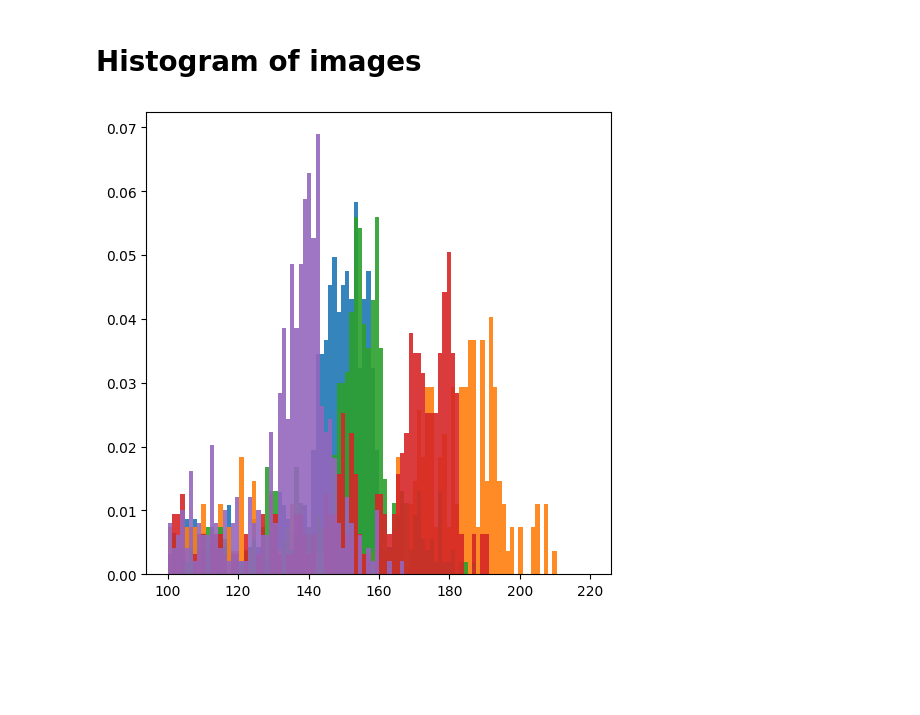
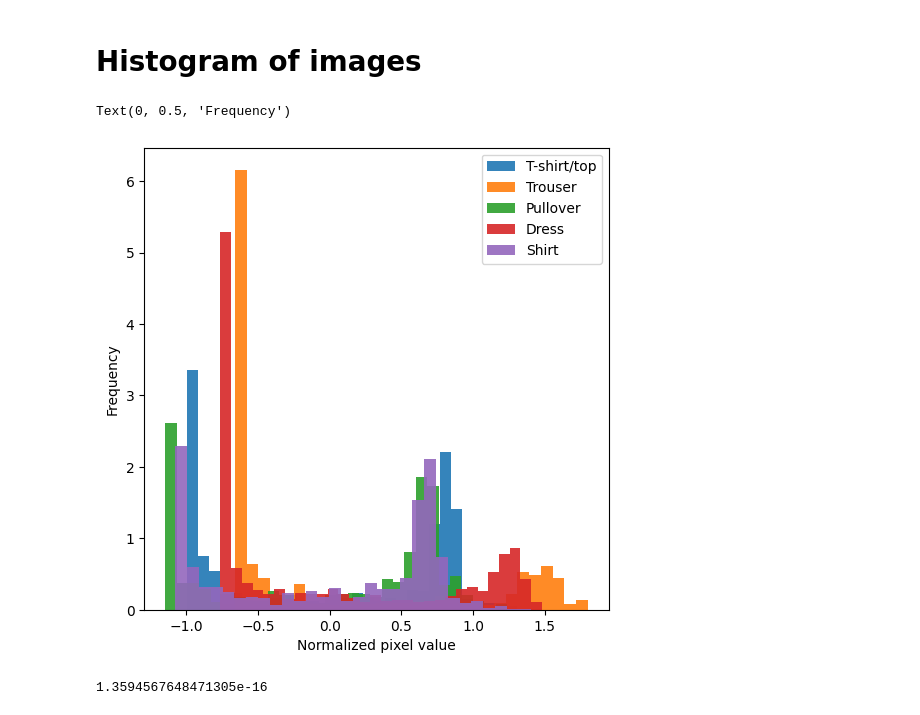
Before and after one commit to ikradnegyhusz/clothing_classifier, a Jupyter notebook: exploratory_data.ipynb, the cells around one changed output. Cells and saved outputs as stored; diff of their text form; code cells hidden in the pictures; blank space fills up the shorter version.

```diff
--- a/exploratory_data.ipynb
+++ b/exploratory_data.ipynb
@@ -67,9 +64,11 @@ train_witout_y=scaler.fit_transform(train_witout_y)
 # %%
-#image scaling
-images=[]
-for i in range(len(train_witout_y)):
-    images.append( (train_witout_y[i]-train_witout_y[i].mean())/train_witout_y[i].std() )
-train_witout_y=np.array(images)
+def normalize_images(array_of_images):
+    images=[]
+    for i in range(len(array_of_images)):
+        images.append( (array_of_images[i]-array_of_images[i].mean())/array_of_images[i].std() )
+    return np.array(images)
+# %%
+train_witout_y=normalize_images(train_witout_y)
 # %%
 n=11
 print(np.min(train_witout_y[n,:]))
@@ -155,6 +155,7 @@ print(counter)
 pca = PCA(n_components=2)
 pca.fit(train_witout_y)
 eigenvectors=pca.components_
+print(eigenvectors)
 train_reduced=pca.transform(train_witout_y)
 
 min_vals = train_reduced.min(axis=0)  # Minimum values per column
@@ -165,18 +166,19 @@ train_reduced_normalized = 2 * (train_reduced - min_vals) / (max_vals - min_vals
 # Scatter plot
 scale=10
 plt.figure(figsize=(8, 6))
-plt.scatter(train_reduced_normalized[:, 0], train_reduced_normalized[:, 1], alpha=0.5)
+plt.scatter(train_reduced_normalized[:, 0], train_reduced_normalized[:, 1], c=y, cmap='viridis', alpha=0.6)
 arrows=[]
 for i in range(len(eigenvectors[0])):
-    x=eigenvectors[0][i]*scale
-    y=eigenvectors[1][i]*scale
-    arrow=(x,y,np.sqrt(x**2+y**2))
+    x_vector=eigenvectors[0][i]*scale
+    y_vector=eigenvectors[1][i]*scale
+    arrow=(x_vector,y_vector,np.sqrt(x_vector**2+y_vector**2))
     arrows.append(arrow)
 
-selected_arrows = sorted(arrows, key=lambda x: x[-1])[::-1][:90]
+#selected_arrows = sorted(arrows, key=lambda x: x[-1])[::-1][:5]
+selected_arrows = arrows[:5]
 
 for arrow in selected_arrows:
-    plt.arrow(0,0,arrow[0],arrow[1])
+    plt.arrow(0,0,arrow[0],arrow[1],head_width=0.025, head_length=0.025,fc='black')
 
 plt.xlabel('Principal Component 1')
 plt.ylabel('Principal Component 2')
@@ -187,5 +193,7 @@ plt.show()
 # %%
 list_of_classes = [T_shirt_top, Trouser, Pullover, Dress, Shirt]
+for i in range(len(list_of_classes)):
+    list_of_classes[i]=normalize_images(list_of_classes[i])
 name_of_classes = ['T-shirt/top', 'Trouser', 'Pullover', 'Dress', 'Shirt']
 fig, ax = plt.subplots(3, 2, figsize=(12, 10))
 
@@ -246,12 +254,24 @@ plt.show()
 # Histogram of images
 # %%
 fig, ax = plt.subplots(1, 1, figsize=(6, 6))
+average_images=[]
 
-def plot_histogram_average(inp_array):
+def plot_histogram_average(inp_array,label):
     avg_image = np.mean(inp_array, axis=0)
-    ax.hist(avg_image.ravel(), bins=100, range=(100, 220), density=True,alpha=0.9)
+    average_images.append(avg_image)
+    ax.hist(avg_image.ravel(), bins=30, density=True,alpha=0.9,label=label)
 
-for cls in list_of_classes:
-    plot_histogram_average(cls)
+for i in range(len(list_of_classes)):
+    cls = list_of_classes[i]
+    label = name_of_classes[i]
+    plot_histogram_average(cls,label)
+ax.legend()
+ax.set_xlabel("Normalized pixel value")
+ax.set_ylabel("Frequency")
 # %% [output]
+Text(0, 0.5, 'Frequency')
-[figure, old version]
+[figure, new version]
+# %%
+average_images[1].mean()
+# %% [output]
+1.3594567648471305e-16
```
Also changed, not shown: parts of 6 cells of this notebook, 18 other files.
